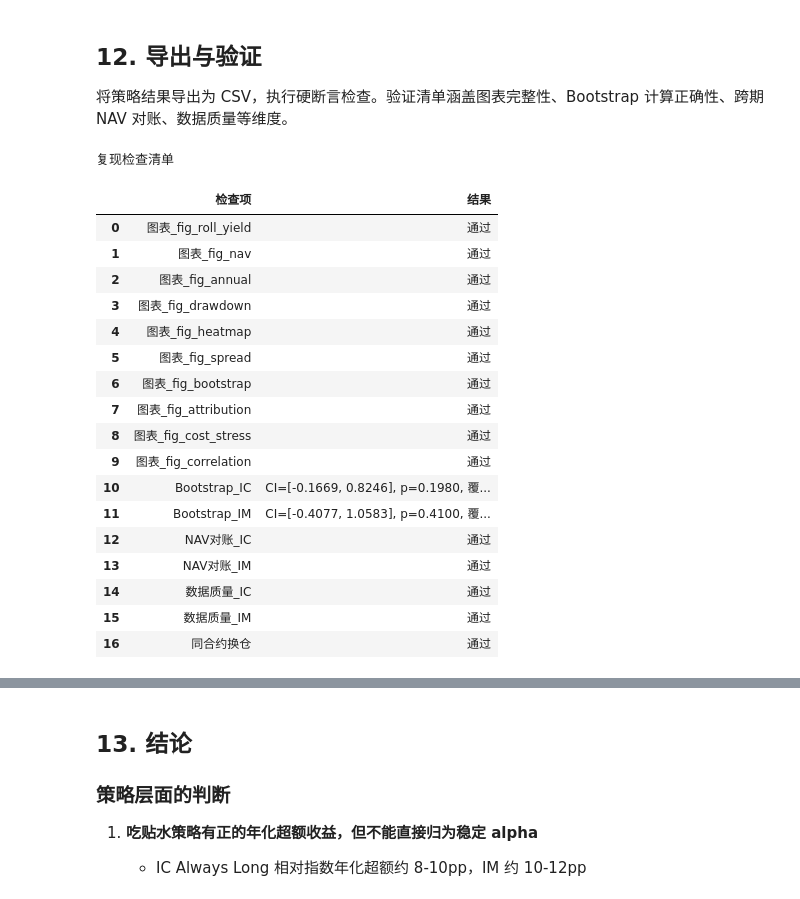
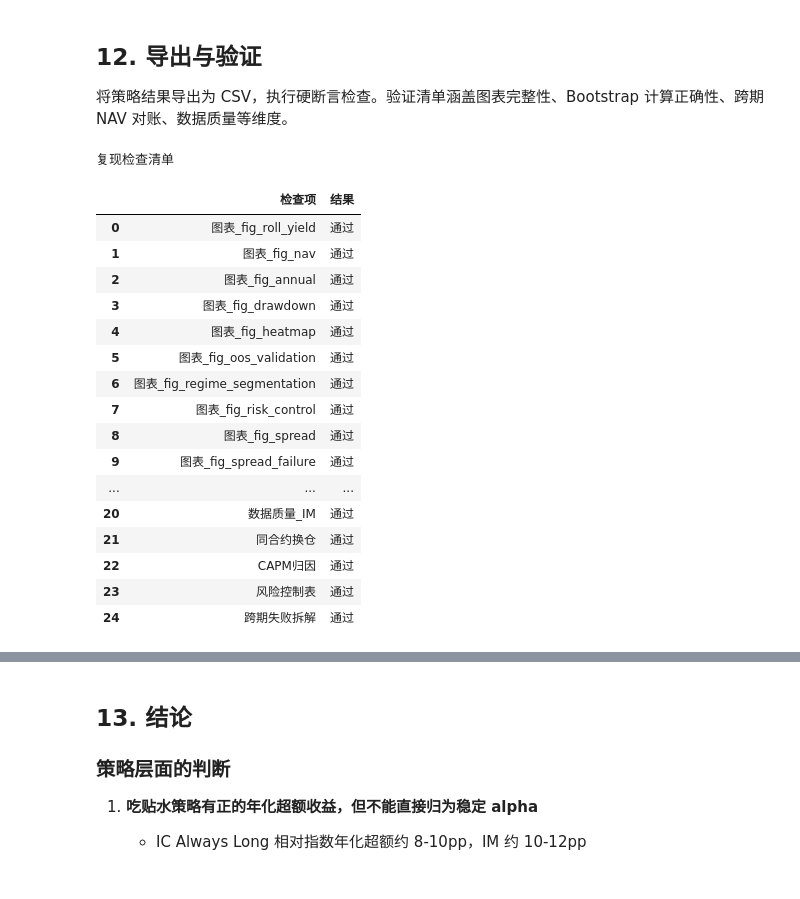
Before and after one commit to epiphany24262/stock_index_future, a Jupyter notebook: notebooks/股指期货套利策略研究.ipynb, the cells around one changed output, grey strips where cells are left out. Drawn from its saved outputs; the diff is of its cells as text; code cells hidden in the pictures.

```diff
--- a/notebooks/股指期货套利策略研究.ipynb
+++ b/notebooks/股指期货套利策略研究.ipynb
@@ -1954,7 +2591,7 @@ plt.show()
 
 将策略结果导出为 CSV，执行硬断言检查。验证清单涵盖图表完整性、Bootstrap 计算正确性、跨期 NAV 对账、数据质量等维度。
 # %%
-# ═══════════════════ 导出交易流水 ═══════════════════
+# ═══════════════════ 导出交易流水与分析表 ═══════════════════
 for prod, bt in [('IC', bt_ic), ('IM', bt_im)]:
     for variant, k1 in [('always', 'always'), ('basis_1.5', 'basis_1.5')]:
         trades = bt[k1]['roll_1']['trades']
@@ -1963,73 +2600,92 @@ for prod, bt in [('IC', bt_ic), ('IM', bt_im)]:
             fname = f'output/tables/trades_carry_{prod.lower()}_{variant}.csv'
             df_t.to_csv(fname, index=False, encoding='utf-8-sig')
 
-# 导出策略汇总表
 df_summary.to_csv('output/tables/strategy_summary.csv', index=False, encoding='utf-8-sig')
+oos_ic_df.to_csv('output/tables/oos_validation.csv', index=False, encoding='utf-8-sig')
+regime_export_df.to_csv('output/tables/regime_segmentation.csv', index=False, encoding='utf-8-sig')
+risk_control_df.to_csv('output/tables/risk_control.csv', index=False, encoding='utf-8-sig')
+fail_df.to_csv('output/tables/spread_failure.csv', index=False, encoding='utf-8-sig')
+capm_df.to_csv('output/tables/capm_attribution.csv', index=False, encoding='utf-8-sig')
+monthly_capm_df.to_csv('output/tables/monthly_capm.csv', index=False, encoding='utf-8-sig')
 
 # ═══════════════════ 硬断言 ═══════════════════
 validation = {}
+required_figures = [
+    Path('output/figures/fig_roll_yield.png'),
+    Path('output/figures/fig_nav.png'),
+    Path('output/figures/fig_annual.png'),
+    Path('output/figures/fig_drawdown.png'),
+    Path('output/figures/fig_heatmap.png'),
+    Path('output/figures/fig_oos_validation.png'),
+    Path('output/figures/fig_regime_segmentation.png'),
+    Path('output/figures/fig_risk_control.png'),
+    Path('output/figures/fig_spread.png'),
+    Path('output/figures/fig_spread_failure.png'),
+    Path('output/figures/fig_bootstrap.png'),
+    Path('output/figures/fig_attribution.png'),
+    Path('output/figures/fig_capm_attribution.png'),
+    Path('output/figures/fig_cost_stress.png'),
+    Path('output/figures/fig_correlation.png'),
+]
 
-# 1. 图表完整性
-for p in figure_paths:
+for p in required_figures:
     ok = p.exists() and p.stat().st_size > 5000
     validation[f'图表_{p.stem}'] = '通过' if ok else '失败'
-    assert ok, f"图表缺失/为空: {p}"
+    assert ok, f'图表缺失/为空: {p}'
 
-# 2. Bootstrap 计算正确性
 ic_ci_low = bootstrap_results['IC']['ci_2.5']
 ic_ci_high = bootstrap_results['IC']['ci_97.5']
 im_ci_low = bootstrap_results['IM']['ci_2.5']
 im_ci_high = bootstrap_results['IM']['ci_97.5']
-assert ic_ci_low < ic_ci_high, f"IC CI 顺序错误: [{ic_ci_low}, {ic_ci_high}]"
-assert im_ci_low < im_ci_high, f"IM CI 顺序错误: [{im_ci_low}, {im_ci_high}]"
-assert 0 <= bootstrap_p_ic <= 1, f"IC p值超出范围: {bootstrap_p_ic}"
-assert 0 <= bootstrap_p_im <= 1, f"IM p值超出范围: {bootstrap_p_im}"
+assert ic_ci_low < ic_ci_high, f'IC CI 顺序错误: [{ic_ci_low}, {ic_ci_high}]'
+assert im_ci_low < im_ci_high, f'IM CI 顺序错误: [{im_ci_low}, {im_ci_high}]'
+assert 0 <= bootstrap_p_ic <= 1, f'IC p值超出范围: {bootstrap_p_ic}'
+assert 0 <= bootstrap_p_im <= 1, f'IM p值超出范围: {bootstrap_p_im}'
 ic_covers = ic_ci_low <= 0 <= ic_ci_high
 im_covers = im_ci_low <= 0 <= im_ci_high
 validation['Bootstrap_IC'] = f'CI=[{ic_ci_low:.4f}, {ic_ci_high:.4f}], p={bootstrap_p_ic:.4f}, 覆盖0={ic_covers}'
 validation['Bootstrap_IM'] = f'CI=[{im_ci_low:.4f}, {im_ci_high:.4f}], p={bootstrap_p_im:.4f}, 覆盖0={im_covers}'
 
-# 3. 跨期 NAV 对账
 for prod in ['IC', 'IM']:
     ok = recon_results[prod]['diff'] < 1e-6
     validation[f'NAV对账_{prod}'] = '通过' if ok else '失败'
-    assert ok, f"{prod} NAV 对账失败"
+    assert ok, f'{prod} NAV 对账失败'
 
-# 4. 数据质量
 validation['数据质量_IC'] = '通过' if qa['IC']['n_main'] > 2500 else '失败'
 validation['数据质量_IM'] = '通过' if qa['IM']['n_main'] > 800 else '失败'
-
-# 5. 同合约换仓（已在 §7.7 验证）
 validation['同合约换仓'] = '通过'
 
-# 写入验证摘要
+assert len(capm_df) == 4, 'CAPM 归因表行数异常'
+assert not risk_control_df.empty, '风险控制表为空'
+assert fail_df['正Sharpe组数'].sum() == 0, '跨期正 Sharpe 组数不符合预期'
+validation['CAPM归因'] = '通过'
+validation['风险控制表'] = '通过'
+validation['跨期失败拆解'] = '通过'
+
 df_val = pd.DataFrame([{'检查项': k, '结果': v} for k, v in validation.items()])
 df_val.to_csv('output/validation_summary.csv', index=False, encoding='utf-8-sig')
-
-# 展示验证结果
-display(df_val.style.set_caption("复现检查清单").applymap(
+display(df_val.style.set_caption('复现检查清单').applymap(
     lambda x: 'background-color: #c8e6c9' if '通过' in str(x) else ('background-color: #ffcdd2' if '失败' in str(x) else ''),
     subset=['结果']))
 
 n_fail = sum(1 for v in validation.values() if '失败' in str(v))
-display(Markdown(f"**全部 {len(validation)} 项检查完成，{n_fail} 项失败**" if n_fail > 0 else f"**全部 {len(validation)} 项检查通过 ✓**"))
+display(Markdown(f'**全部 {len(validation)} 项检查完成，{n_fail} 项失败**' if n_fail > 0 else f'**全部 {len(validation)} 项检查通过**'))
 # %% [output]
 复现检查清单
 |  | 检查项 | 结果 |
 | 0 | 图表_fig_roll_yield | 通过 |
 | 1 | 图表_fig_nav | 通过 |
 | 2 | 图表_fig_annual | 通过 |
 | 3 | 图表_fig_drawdown | 通过 |
 | 4 | 图表_fig_heatmap | 通过 |
-| 5 | 图表_fig_spread | 通过 |
-| 6 | 图表_fig_bootstrap | 通过 |
-| 7 | 图表_fig_attribution | 通过 |
-| 8 | 图表_fig_cost_stress | 通过 |
-| 9 | 图表_fig_correlation | 通过 |
-| 10 | Bootstrap_IC | CI=[-0.1669, 0.8246], p=0.1980, 覆... |
-| 11 | Bootstrap_IM | CI=[-0.4077, 1.0583], p=0.4100, 覆... |
-| 12 | NAV对账_IC | 通过 |
-| 13 | NAV对账_IM | 通过 |
-| 14 | 数据质量_IC | 通过 |
-| 15 | 数据质量_IM | 通过 |
-| 16 | 同合约换仓 | 通过 |
+| 5 | 图表_fig_oos_validation | 通过 |
+| 6 | 图表_fig_regime_segmentation | 通过 |
+| 7 | 图表_fig_risk_control | 通过 |
+| 8 | 图表_fig_spread | 通过 |
+| 9 | 图表_fig_spread_failure | 通过 |
+| ... | ... | ... |
+| 20 | 数据质量_IM | 通过 |
+| 21 | 同合约换仓 | 通过 |
+| 22 | CAPM归因 | 通过 |
+| 23 | 风险控制表 | 通过 |
+| 24 | 跨期失败拆解 | 通过 |
```
Also changed, not shown: parts of 20 cells of this notebook, 7 other files.
